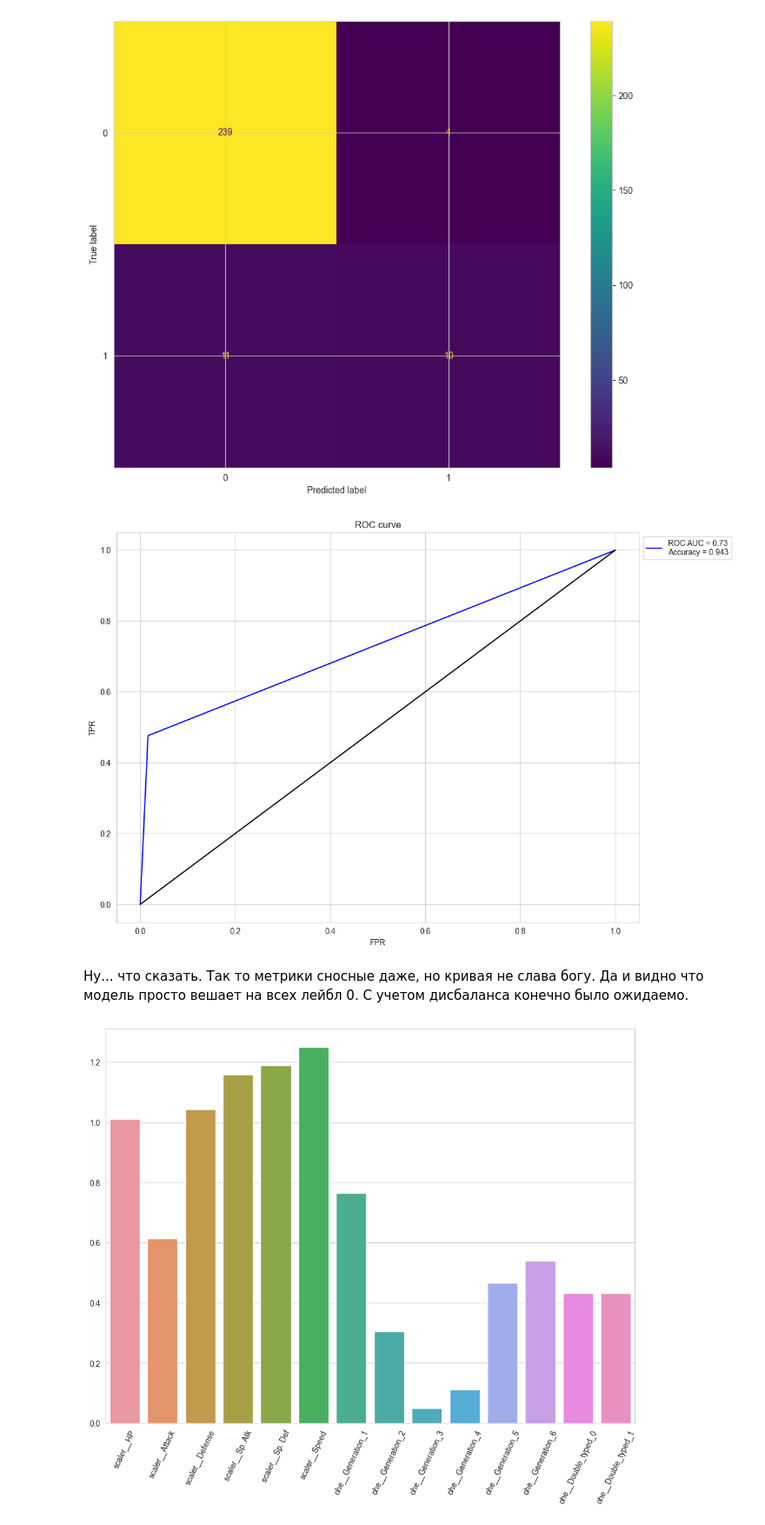
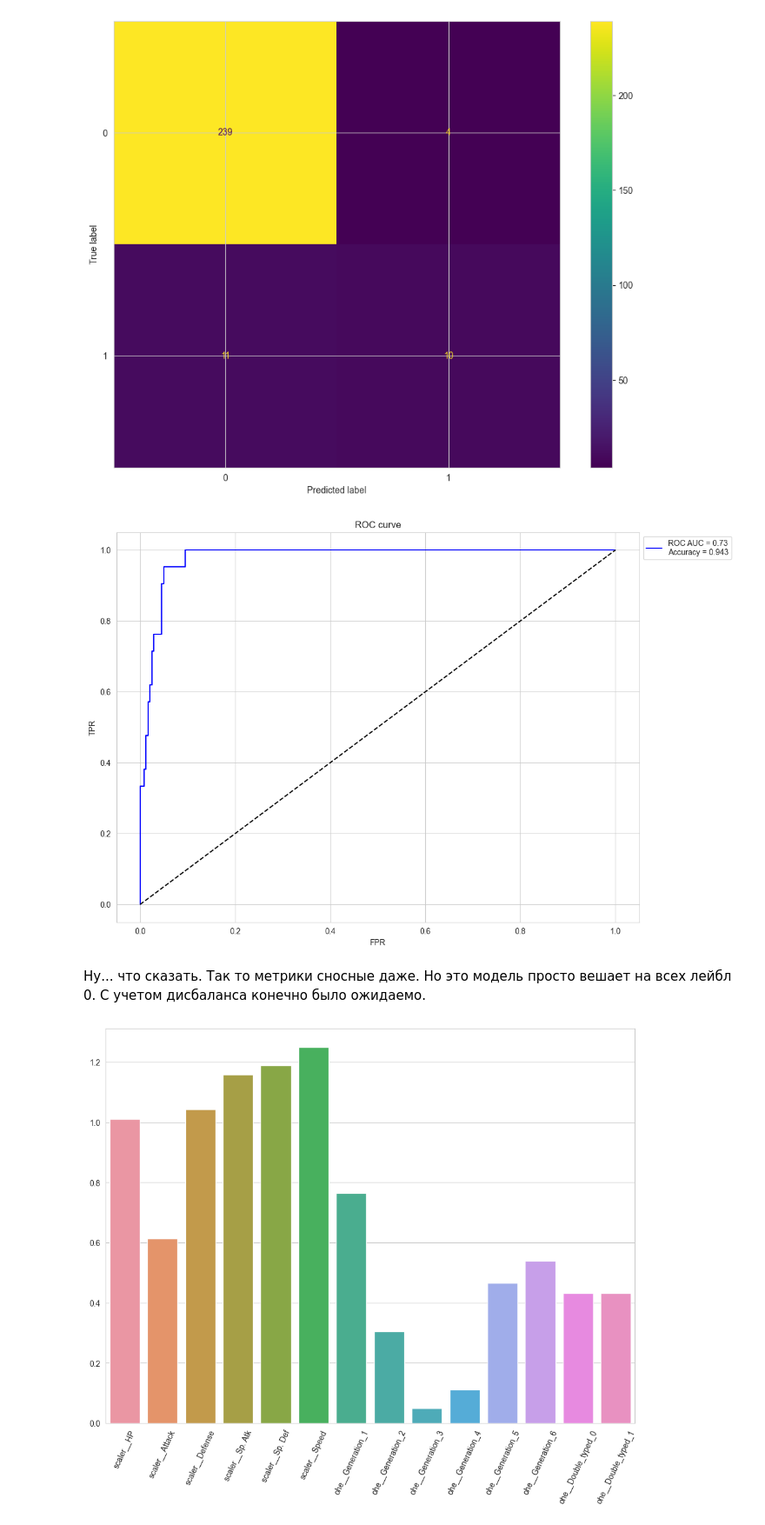
Before and after one commit to nvaulin/ML_BI_2023, a Jupyter notebook: HW2_LinModel/Linear_models.ipynb, the cells around one changed output. Shown at 87% size. Saved outputs shown, nothing was run; the diff lists cells and outputs as text; code cells hidden in the pictures.

```diff
--- a/HW2_LinModel/Linear_models.ipynb
+++ b/HW2_LinModel/Linear_models.ipynb
@@ -819,6 +819,7 @@ Pipeline(steps=[('columntransformer',
                 ('logisticregression', LogisticRegression())])
 # %%
 y_pred = log_model.predict(X_test)
+y_pred_prob = log_model.predict_proba(X_test)
 # %% [markdown]
 Выведите метрики вашего классификатора:
 
@@ -833,21 +834,21 @@ ConfusionMatrixDisplay(cm).plot();
 # %% [output]
 [figure]
 # %%
-fpr, tpr, _ = roc_curve(y_test, y_pred)
+fpr, tpr, _ = roc_curve(y_test, y_pred_prob[:, 1])
 roc_auc_text = f'ROC AUC = {round(roc_auc_score(y_test, y_pred), 3)}'
 accuracy_text =  f'Accuracy = {round(accuracy_score(y_test, y_pred), 3)}'
 legend =  roc_auc_text + '\n' + accuracy_text
-plt.plot(fpr, tpr, color='b', label = legend)
-plt.plot(np.linspace(0,1,2), color = 'k')
+plt.step(fpr, tpr, color='b', label = legend)
+plt.plot(np.linspace(0,1,2), color = 'k', linestyle="--")
 plt.xlabel('FPR')
 plt.ylabel('TPR')
 plt.title(f'ROC curve')
 plt.legend(bbox_to_anchor =(1,1))
 plt.show()
 # %% [output]
-[figure, old version]
+[figure, new version]
 # %% [markdown]
-Ну... что сказать. Так то метрики сносные даже, но кривая не слава богу. Да и видно что модель просто вешает на всех лейбл 0. С учетом дисбаланса конечно было ожидаемо.
+Ну... что сказать. Так то метрики сносные даже. Но это модель просто вешает на всех лейбл 0. С учетом дисбаланса конечно было ожидаемо.
 # %%
 sns.barplot(x=list(log_model[:-1].get_feature_names_out()), y=abs(log_model[1].coef_[0]))
 plt.xticks(rotation=65,);
```
